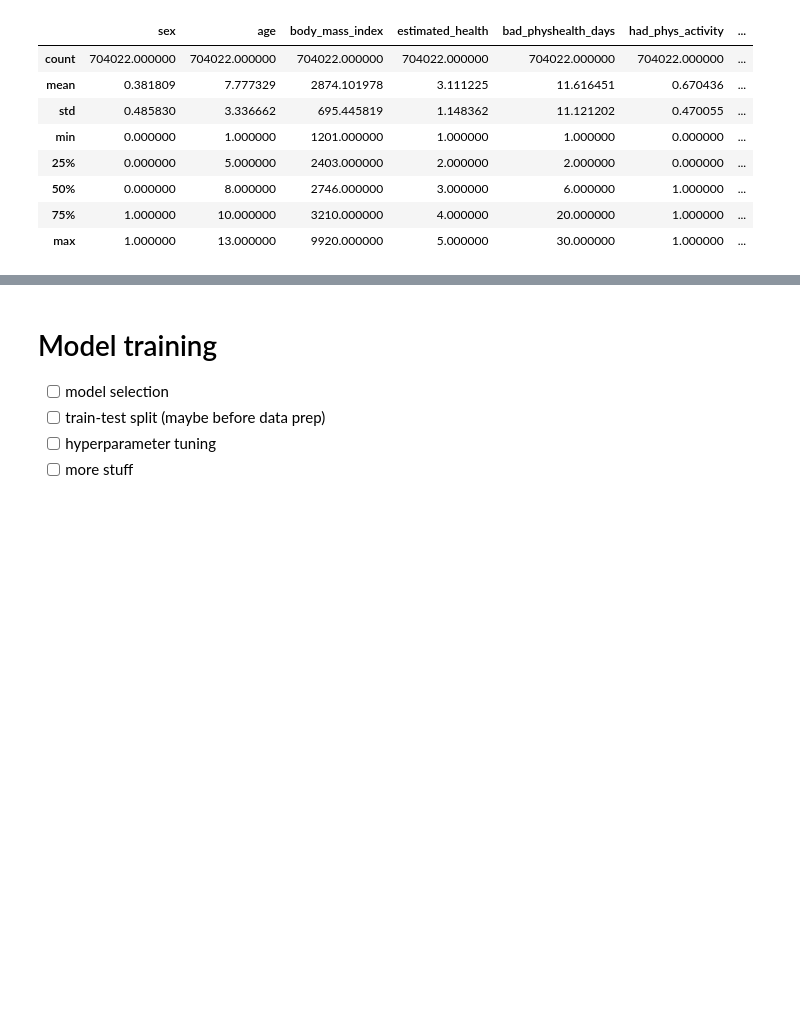
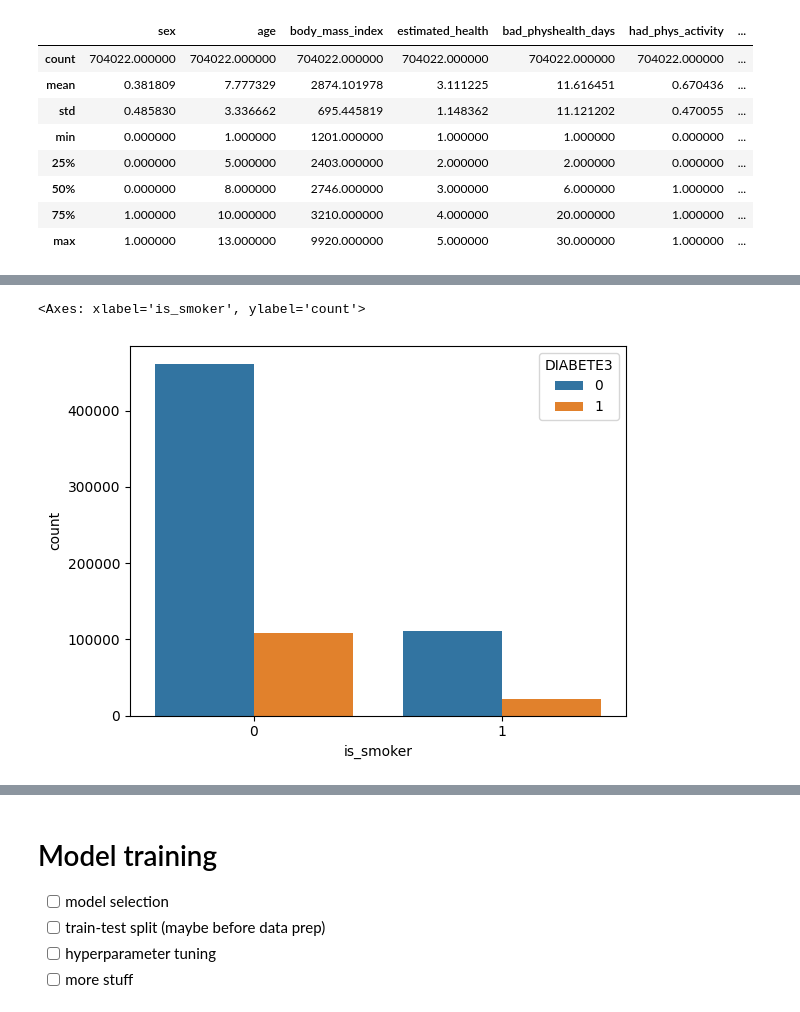
Before and after one commit to n-hundenborn/diabetes-forecasting, a Jupyter notebook: dev_model_training.ipynb, the cells around one changed output, grey strips where cells are left out. Cells and saved outputs as stored; diff of their text form; code cells hidden in the pictures; blank space fills up the shorter version.

```diff
--- a/dev_model_training.ipynb
+++ b/dev_model_training.ipynb
@@ -275,0 +293,5 @@ df_prepared.describe()
+# %%
+sns.countplot(data = df_prepared, x="is_smoker", hue="DIABETE3")
+# %% [output]
+<Axes: xlabel='is_smoker', ylabel='count'>
+[figure, added]
```
Also changed, not shown: parts of 6 cells of this notebook.
